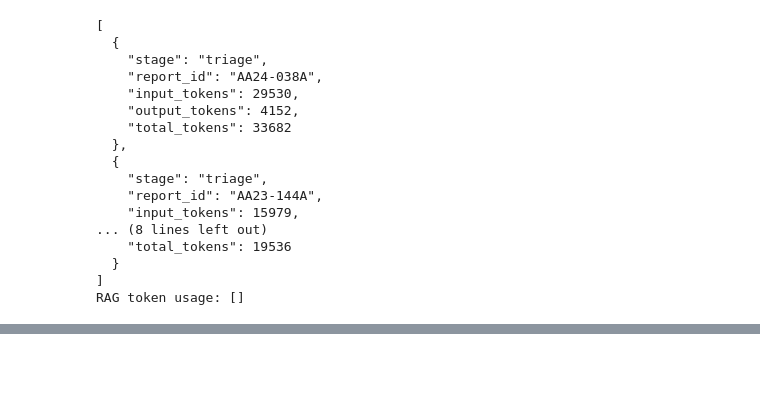
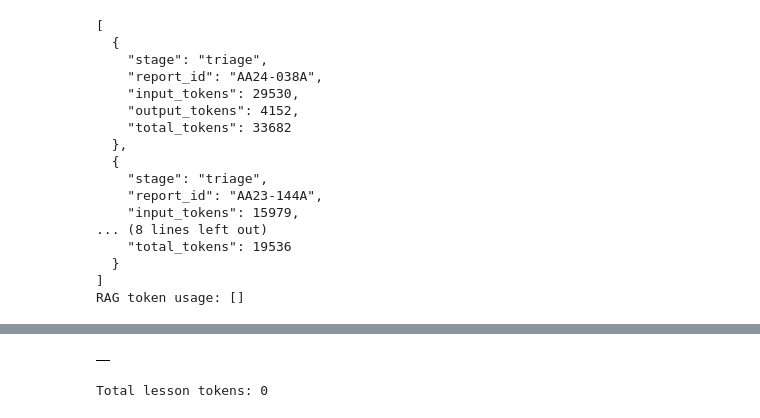
Before and after one commit to lbudy/CTI-Analyst-Copilot-AI-Engineering-Course, a Jupyter notebook: notebooks/02-rag-chemical-triage.ipynb, the cells around one changed output, grey strips where cells are left out. Saved outputs shown, nothing was run; the diff lists cells and outputs as text; code cells hidden in the pictures; blank space fills up the shorter version.

```diff
--- a/notebooks/02-rag-chemical-triage.ipynb
+++ b/notebooks/02-rag-chemical-triage.ipynb
@@ -1096,0 +1565,15 @@ RAG token usage: []
+# %%
+class LessonClaim(BaseModel):
+    model_config = ConfigDict(extra="forbid")
+    statement: str
+    kind: Literal["reported_fact", "inference"]
+    evidence: list[Evidence] = Field(min_length=1)
+
+
+class LessonAnswer(BaseModel):
+    model_config = ConfigDict(extra="forbid")
+    claims: list[LessonClaim]
+    evidence_gaps: list[str]
+
+
+print(json.dumps(LessonAnswer.model_json_schema(), indent=2))
@@ -1096,0 +1605,24 @@ RAG token usage: []
+# %%
+if RUN_AGENT_WALKTHROUGH and lesson_tool_calls:
+    if not any(
+        isinstance(item, dict) and item.get("type") == "function_call_output"
+        for item in lesson_messages
+    ):
+        raise ValueError("Run Step 6 before requesting the final answer.")
+    lesson_final_response = lesson_client.responses.parse(
+        model=LESSON_MODEL,
+        input=lesson_messages,
+        text_format=LessonAnswer,
+        max_output_tokens=2500,
+        store=False,
+    )
+    if lesson_final_response.usage:
+        lesson_usage.append({
+            "stage": "structured_answer",
+            "input_tokens": lesson_final_response.usage.input_tokens,
+            "output_tokens": lesson_final_response.usage.output_tokens,
+            "total_tokens": lesson_final_response.usage.total_tokens,
+        })
+    print("Structured response returned:", lesson_final_response.output_parsed is not None)
+else:
+    print("Skipped. Complete the live search steps first.")
@@ -1096,0 +1662,6 @@ RAG token usage: []
+# %%
+display(pd.DataFrame(lesson_usage))
+print("Total lesson tokens:", sum(row["total_tokens"] for row in lesson_usage))
+# %% [output]
+|  |
+Total lesson tokens: 0
```
Also changed, not shown: parts of 177 cells of this notebook, 58 other files.
